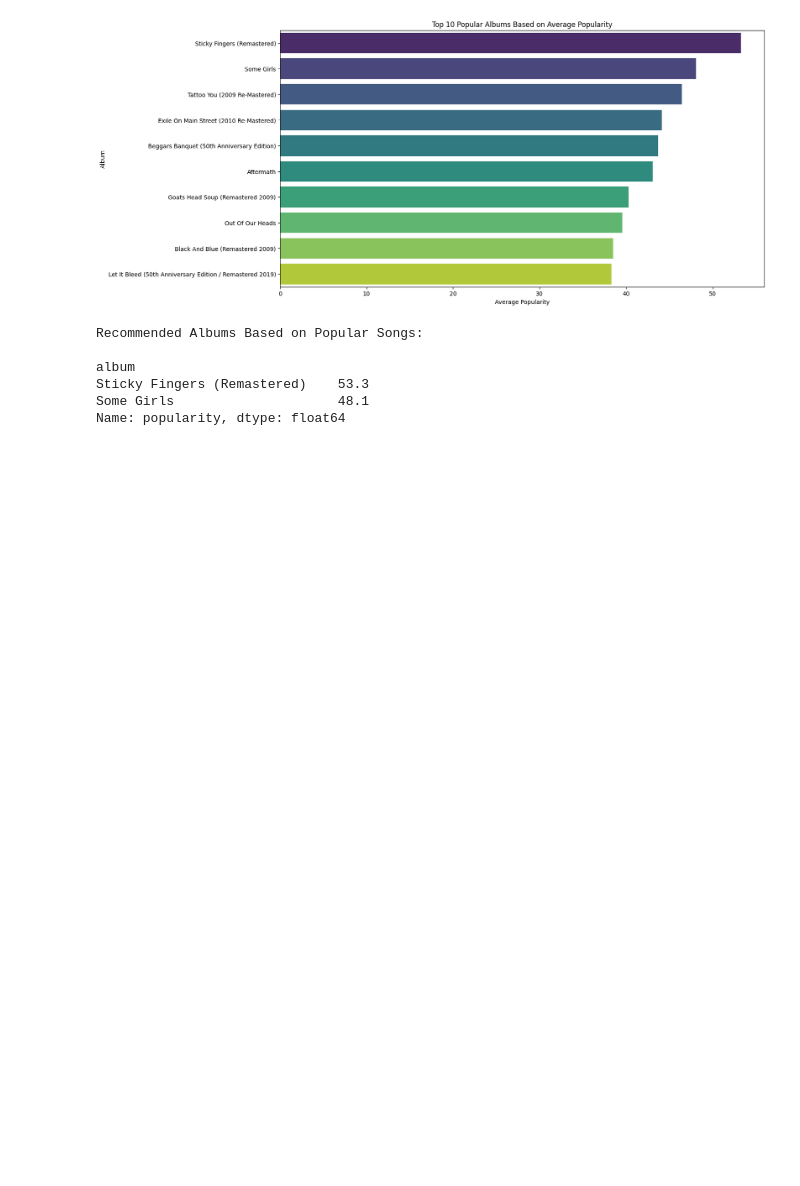
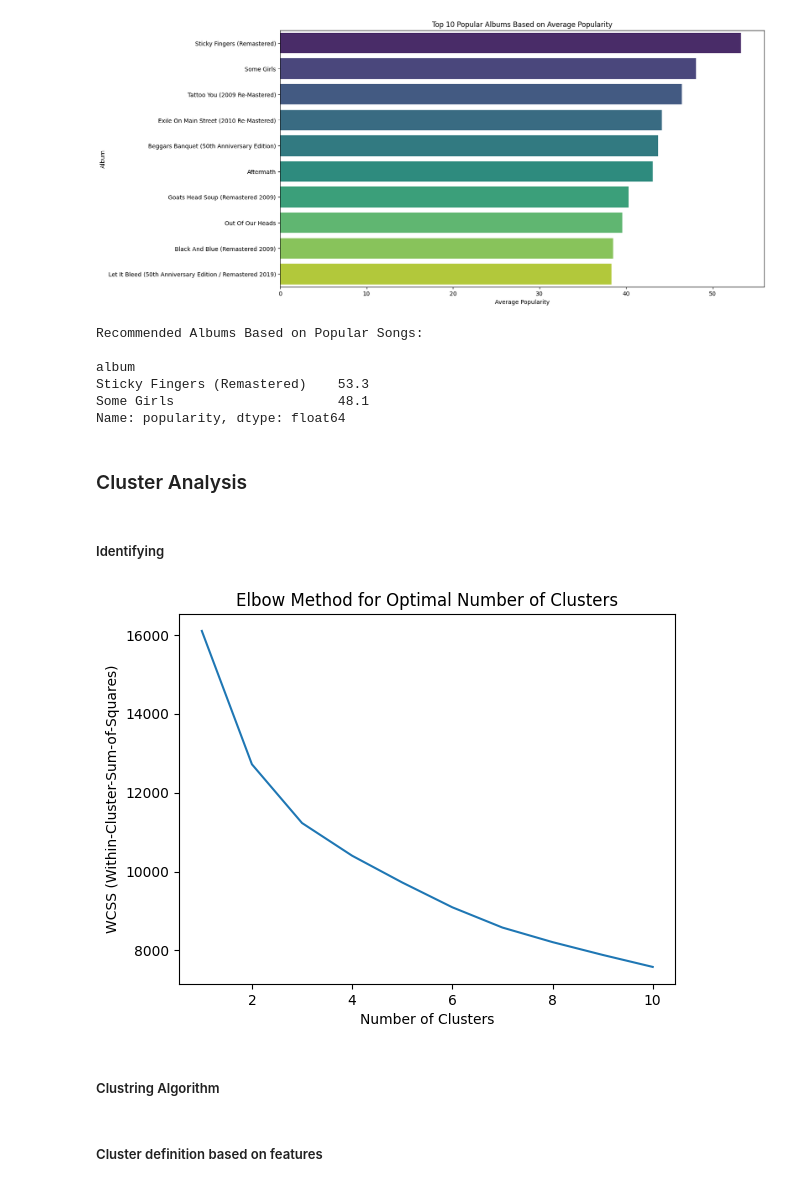
Before and after one commit to fabianfelix/Songs-Cohorts, a Jupyter notebook: analysis/analysis.ipynb, the cells around one changed output. Saved outputs shown, nothing was run; the diff lists cells and outputs as text; code cells hidden in the pictures; blank space fills up the shorter version.

Commit message:
Add Cluster Analysis

```diff
--- a/analysis/analysis.ipynb
+++ b/analysis/analysis.ipynb
@@ -172,3 +172,44 @@ album
 Sticky Fingers (Remastered)    53.3
 Some Girls                     48.1
 Name: popularity, dtype: float64
+# %% [markdown]
+### Cluster Analysis
+# %% [markdown]
+##### Identifying
+# %%
+# Identifying right number of colusters.
+# Scaling the features - best practice to ensure that they have the same impact on the clustering process.
+
+from sklearn.preprocessing import StandardScaler
+
+# Features for clustering
+selected_features = ['acousticness', 'danceability', 'energy', 'instrumentalness', 'liveness', 'loudness', 'speechiness', 'tempo', 'valence', 'popularity']
+
+# dataframe with selected features
+feature_df = df[selected_features]
+
+# Standardise
+scaler = StandardScaler()
+scaled_data = scaler.fit_transform(feature_df)
+# %%
+from sklearn.cluster import KMeans
+import matplotlib.pyplot as plt
+
+# Finding optimal number of clusters using the Elbow Method
+wcss = []  # Within-Cluster-Sum-of-Squares
+
+for i in range(1, 11):
+    kmeans = KMeans(n_clusters=i, init='k-means++', max_iter=300, n_init=10, random_state=42)
+    kmeans.fit(scaled_data)
+    wcss.append(kmeans.inertia_)
+
+# Elbow Method graph
+plt.plot(range(1, 11), wcss)
+plt.title('Elbow Method for Optimal Number of Clusters')
+plt.xlabel('Number of Clusters')
+plt.ylabel('WCSS (Within-Cluster-Sum-of-Squares)')
+plt.show()
+# %% [output]
+[figure, added]
+# %% [markdown]
+##### Clustring Algorithm
@@ -174,0 +223,2 @@ Name: popularity, dtype: float64
+# %% [markdown]
+##### Cluster definition based on features
```
Also changed, not shown: parts of 3 cells of this notebook, 2 other files.
